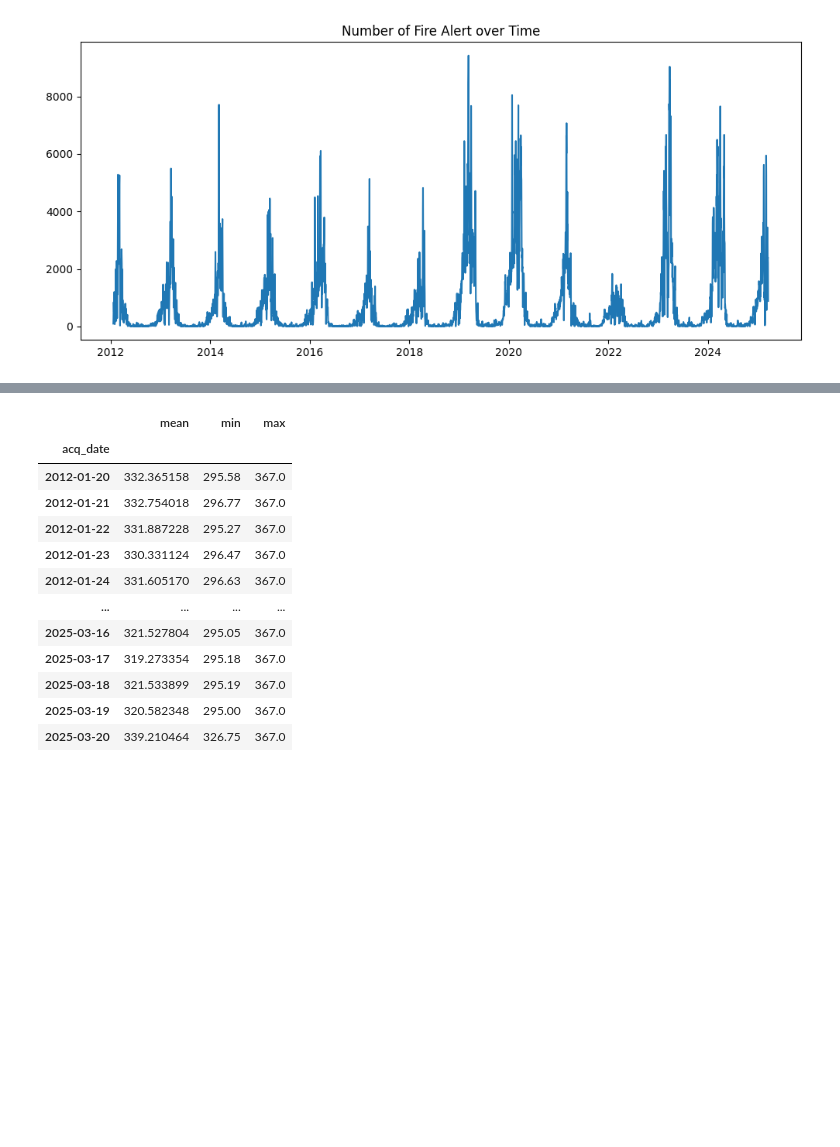
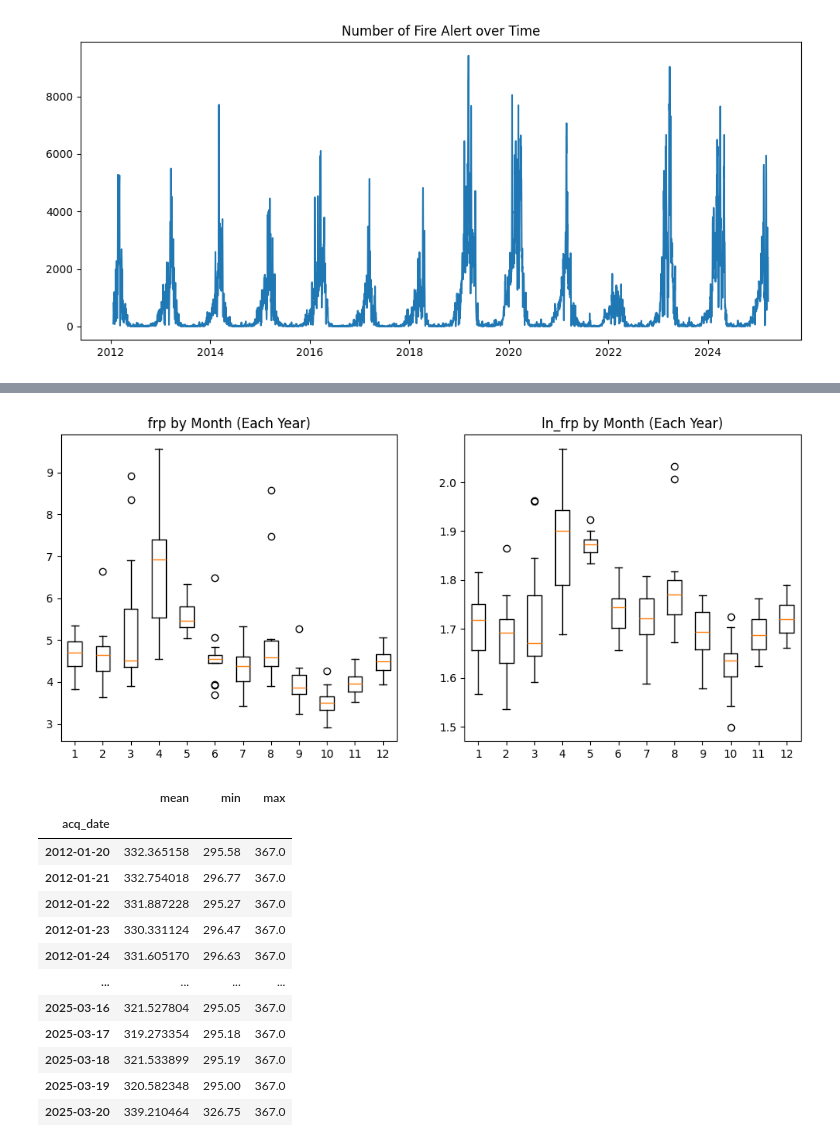
Before and after one commit to smolguyonearth/whoopenthisisgay, a Jupyter notebook: code_newisreal/data_trumatization.ipynb, the cells around one changed output, grey strips where cells are left out. Cells and saved outputs as stored; diff of their text form; code cells hidden in the pictures; blank space fills up the shorter version.

```diff
--- a/code_newisreal/data_trumatization.ipynb
+++ b/code_newisreal/data_trumatization.ipynb
@@ -167,3 +218,19 @@ Text(0.5, 1.0, 'Number of Fire Alert over Time')
+# %%
+fig, axs = plt.subplots(1, 2, figsize=(12, 5))
+
+axs[0].boxplot(
+    [DL_FIRE_group_by_mounth[i]["frp"]["mean"] for i in range(12)],
+    tick_labels=[i for i in range(1, 13)]
+)
+axs[0].set_title("frp by Month (Each Year)");
+
+axs[1].boxplot(
+    [DL_FIRE_group_by_mounth[i]["ln_frp"]["mean"] for i in range(12)],
+    tick_labels=[i for i in range(1, 13)]
+)
+axs[1].set_title("ln_frp by Month (Each Year)");
+# %% [output]
+[figure, added]
 # %%
 brightness = DL_FIRE_bgd["brightness"].aggregate(["mean", "min", "max"])
 
```
Also changed, not shown: parts of 12 cells of this notebook, 1 other file.
